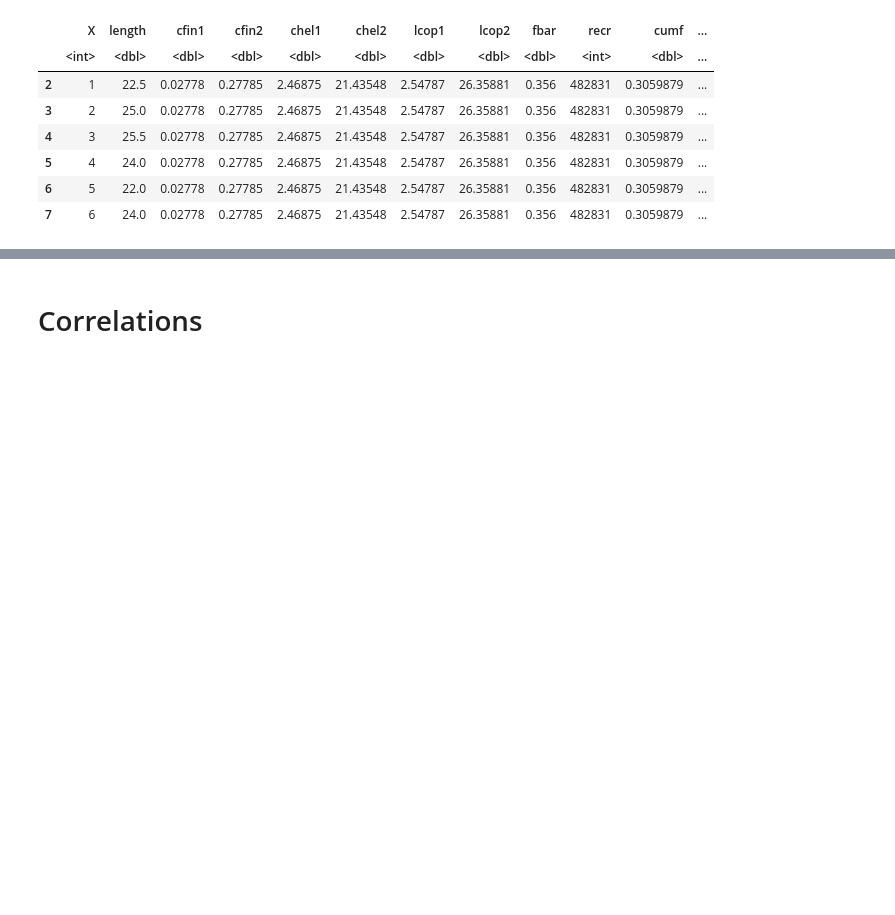
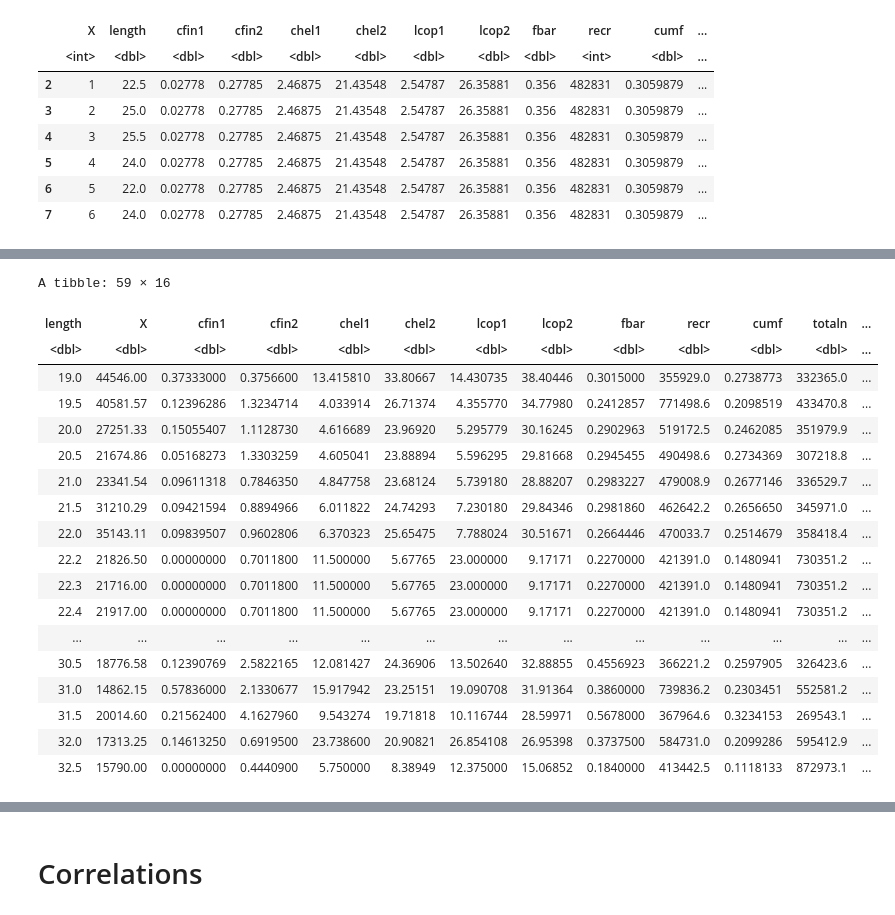
Before and after one commit to mateuszskiba/emd-1, a Jupyter notebook: Herrings.ipynb, the cells around one changed output, grey strips where cells are left out. Cells and saved outputs as stored; diff of their text form; code cells hidden in the pictures; blank space fills up the shorter version.

```diff
--- a/Herrings.ipynb
+++ b/Herrings.ipynb
@@ -55,0 +93,25 @@ A data.frame: 6 × 16
+# %%
+herrings_grouped <- herrings %>%
+  group_by(length) %>%
+  summarise_all(list(mean))
+herrings_grouped
+# %% [output]
+A tibble: 59 × 16
+| length | X | cfin1 | cfin2 | chel1 | chel2 | lcop1 | lcop2 | fbar | recr | cumf | totaln | ... |
+| <dbl> | <dbl> | <dbl> | <dbl> | <dbl> | <dbl> | <dbl> | <dbl> | <dbl> | <dbl> | <dbl> | <dbl> | ... |
+| 19.0 | 44546.00 | 0.37333000 | 0.3756600 | 13.415810 | 33.80667 | 14.430735 | 38.40446 | 0.3015000 | 355929.0 | 0.2738773 | 332365.0 | ... |
+| 19.5 | 40581.57 | 0.12396286 | 1.3234714 | 4.033914 | 26.71374 | 4.355770 | 34.77980 | 0.2412857 | 771498.6 | 0.2098519 | 433470.8 | ... |
+| 20.0 | 27251.33 | 0.15055407 | 1.1128730 | 4.616689 | 23.96920 | 5.295779 | 30.16245 | 0.2902963 | 519172.5 | 0.2462085 | 351979.9 | ... |
+| 20.5 | 21674.86 | 0.05168273 | 1.3303259 | 4.605041 | 23.88894 | 5.596295 | 29.81668 | 0.2945455 | 490498.6 | 0.2734369 | 307218.8 | ... |
+| 21.0 | 23341.54 | 0.09611318 | 0.7846350 | 4.847758 | 23.68124 | 5.739180 | 28.88207 | 0.2983227 | 479008.9 | 0.2677146 | 336529.7 | ... |
+| 21.5 | 31210.29 | 0.09421594 | 0.8894966 | 6.011822 | 24.74293 | 7.230180 | 29.84346 | 0.2981860 | 462642.2 | 0.2656650 | 345971.0 | ... |
+| 22.0 | 35143.11 | 0.09839507 | 0.9602806 | 6.370323 | 25.65475 | 7.788024 | 30.51671 | 0.2664446 | 470033.7 | 0.2514679 | 358418.4 | ... |
+| 22.2 | 21826.50 | 0.00000000 | 0.7011800 | 11.500000 | 5.67765 | 23.000000 | 9.17171 | 0.2270000 | 421391.0 | 0.1480941 | 730351.2 | ... |
+| 22.3 | 21716.00 | 0.00000000 | 0.7011800 | 11.500000 | 5.67765 | 23.000000 | 9.17171 | 0.2270000 | 421391.0 | 0.1480941 | 730351.2 | ... |
+| 22.4 | 21917.00 | 0.00000000 | 0.7011800 | 11.500000 | 5.67765 | 23.000000 | 9.17171 | 0.2270000 | 421391.0 | 0.1480941 | 730351.2 | ... |
+| ... | ... | ... | ... | ... | ... | ... | ... | ... | ... | ... | ... | ... |
+| 30.5 | 18776.58 | 0.12390769 | 2.5822165 | 12.081427 | 24.36906 | 13.502640 | 32.88855 | 0.4556923 | 366221.2 | 0.2597905 | 326423.6 | ... |
+| 31.0 | 14862.15 | 0.57836000 | 2.1330677 | 15.917942 | 23.25151 | 19.090708 | 31.91364 | 0.3860000 | 739836.2 | 0.2303451 | 552581.2 | ... |
+| 31.5 | 20014.60 | 0.21562400 | 4.1627960 | 9.543274 | 19.71818 | 10.116744 | 28.59971 | 0.5678000 | 367964.6 | 0.3234153 | 269543.1 | ... |
+| 32.0 | 17313.25 | 0.14613250 | 0.6919500 | 23.738600 | 20.90821 | 26.854108 | 26.95398 | 0.3737500 | 584731.0 | 0.2099286 | 595412.9 | ... |
+| 32.5 | 15790.00 | 0.00000000 | 0.4440900 | 5.750000 | 8.38949 | 12.375000 | 15.06852 | 0.1840000 | 413442.5 | 0.1118133 | 872973.1 | ... |
```
Also changed, not shown: parts of 6 cells of this notebook.
